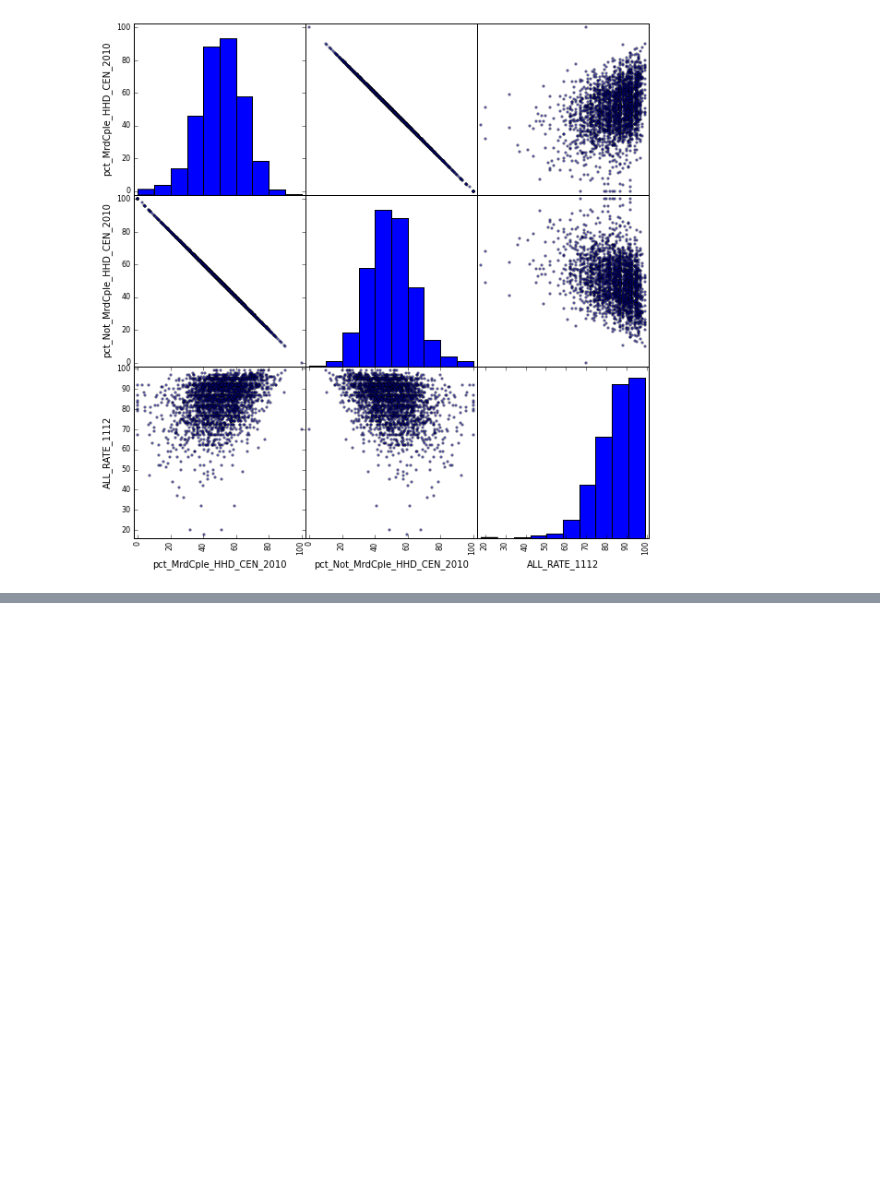
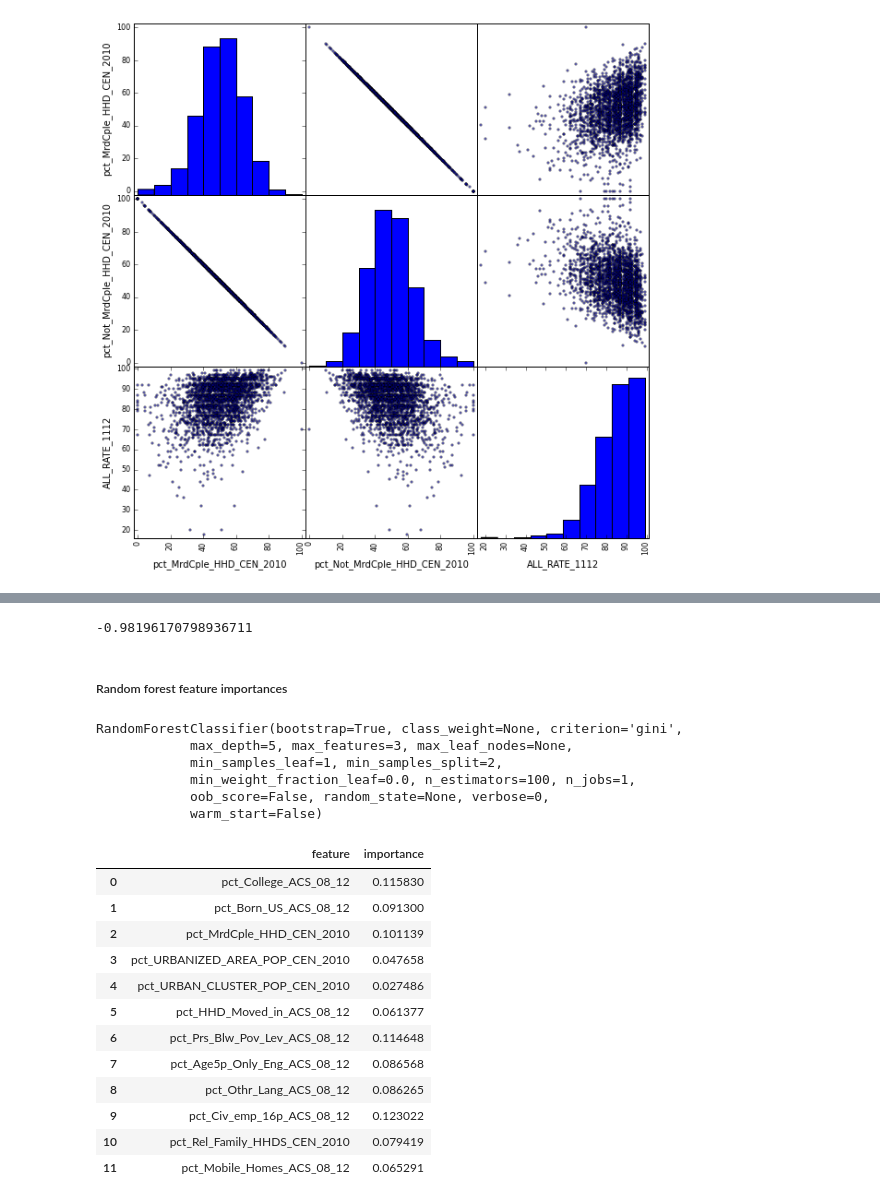
Before and after one commit to lqingsandra/DAT_SF_19, a Jupyter notebook: Homework/Project/Project.ipynb, the cells around one changed output, grey strips where cells are left out. Cells and saved outputs as stored; diff of their text form; code cells hidden in the pictures; blank space fills up the shorter version.

```diff
--- a/Homework/Project/Project.ipynb
+++ b/Homework/Project/Project.ipynb
@@ -516,0 +651,3 @@ scat = scatter_matrix(family, figsize = (10,10))
+# %%
+from sklearn.cross_validation import train_test_split
+X_train, X_test, y_train, y_test = train_test_split(X, y, random_state=1)
@@ -516,0 +677,4 @@ scat = scatter_matrix(family, figsize = (10,10))
+# %%
+from sklearn.tree import DecisionTreeRegressor
+treereg = DecisionTreeRegressor(random_state=1)
+treereg.fit(X_train, y_train)
@@ -516,0 +707,43 @@ scat = scatter_matrix(family, figsize = (10,10))
+# %%
+from sklearn import cross_validation
+cross_validation.cross_val_score(treereg, X, y, cv=5).mean()
+# %% [output]
+-0.98196170798936711
+# %% [markdown]
+##### Random forest feature importances
+# %%
+from sklearn.cross_validation import ShuffleSplit
+feature_columns='pct_College_ACS_08_12,pct_Born_US_ACS_08_12,pct_MrdCple_HHD_CEN_2010,pct_URBANIZED_AREA_POP_CEN_2010,pct_URBAN_CLUSTER_POP_CEN_2010,pct_HHD_Moved_in_ACS_08_12,pct_Prs_Blw_Pov_Lev_ACS_08_12,pct_Age5p_Only_Eng_ACS_08_12,pct_Othr_Lang_ACS_08_12,pct_Civ_emp_16p_ACS_08_12,pct_Rel_Family_HHDS_CEN_2010,pct_Mobile_Homes_ACS_08_12'.split(',')
+for train,test in ShuffleSplit(len(att),test_size=.2,n_iter = 1):
+
+    X_train = att[feature_columns].iloc[train]
+    y_train = att['ALL_RATE_1112'].iloc[train]
+    X_test = att[feature_columns].iloc[test]
+    y_test = att['ALL_RATE_1112'].iloc[test]
+# %%
+from sklearn.ensemble import RandomForestClassifier, AdaBoostClassifier
+rfc = RandomForestClassifier(max_depth=5, n_estimators=100, max_features=3)
+rfc.fit(X_train,y_train)
+# %% [output]
+RandomForestClassifier(bootstrap=True, class_weight=None, criterion='gini',
+            max_depth=5, max_features=3, max_leaf_nodes=None,
+            min_samples_leaf=1, min_samples_split=2,
+            min_weight_fraction_leaf=0.0, n_estimators=100, n_jobs=1,
+            oob_score=False, random_state=None, verbose=0,
+            warm_start=False)
+# %%
+pd.DataFrame({'feature':feature_columns, 'importance':rfc.feature_importances_ })
+# %% [output]
+|  | feature | importance |
+| 0 | pct_College_ACS_08_12 | 0.115830 |
+| 1 | pct_Born_US_ACS_08_12 | 0.091300 |
+| 2 | pct_MrdCple_HHD_CEN_2010 | 0.101139 |
+| 3 | pct_URBANIZED_AREA_POP_CEN_2010 | 0.047658 |
+| 4 | pct_URBAN_CLUSTER_POP_CEN_2010 | 0.027486 |
+| 5 | pct_HHD_Moved_in_ACS_08_12 | 0.061377 |
+| 6 | pct_Prs_Blw_Pov_Lev_ACS_08_12 | 0.114648 |
+| 7 | pct_Age5p_Only_Eng_ACS_08_12 | 0.086568 |
+| 8 | pct_Othr_Lang_ACS_08_12 | 0.086265 |
+| 9 | pct_Civ_emp_16p_ACS_08_12 | 0.123022 |
+| 10 | pct_Rel_Family_HHDS_CEN_2010 | 0.079419 |
+| 11 | pct_Mobile_Homes_ACS_08_12 | 0.065291 |
```
Also changed, not shown: parts of 36 cells of this notebook, 35 other files.
